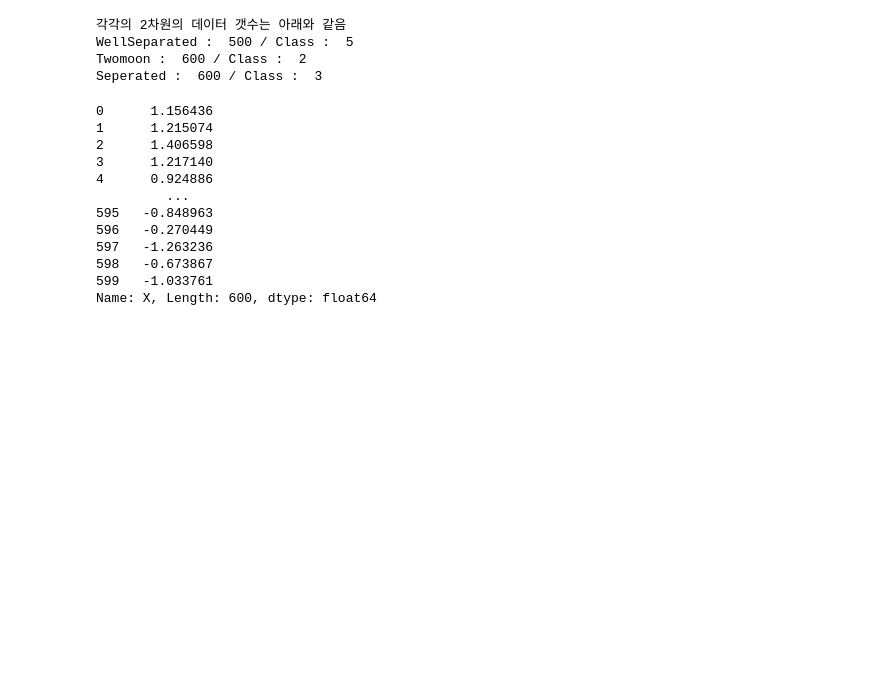
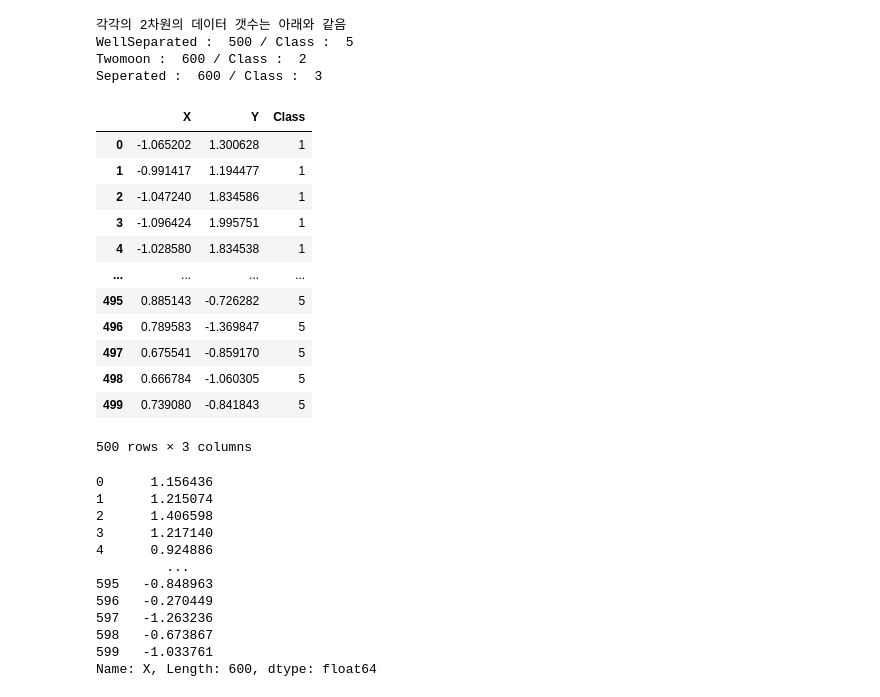
Before and after one commit to kirikaka/myWork, a Jupyter notebook: Univ/ML/Clustering.ipynb, the cells around one changed output. Drawn from its saved outputs; the diff is of its cells as text; code cells hidden in the pictures; blank space fills up the shorter version.

```diff
--- a/Univ/ML/Clustering.ipynb
+++ b/Univ/ML/Clustering.ipynb
@@ -61,6 +61,22 @@ for i in range(len(Artificial_Dataset)):
 WellSeparated :  500 / Class :  5
 Twomoon :  600 / Class :  2
 Seperated :  600 / Class :  3
+# %%
+WellSeparated
+# %% [output]
+|  | X | Y | Class |
+| 0 | -1.065202 | 1.300628 | 1 |
+| 1 | -0.991417 | 1.194477 | 1 |
+| 2 | -1.047240 | 1.834586 | 1 |
+| 3 | -1.096424 | 1.995751 | 1 |
+| 4 | -1.028580 | 1.834538 | 1 |
+| ... | ... | ... | ... |
+| 495 | 0.885143 | -0.726282 | 5 |
+| 496 | 0.789583 | -1.369847 | 5 |
+| 497 | 0.675541 | -0.859170 | 5 |
+| 498 | 0.666784 | -1.060305 | 5 |
+| 499 | 0.739080 | -0.841843 | 5 |
+500 rows × 3 columns
 # %%
 Data = Artificial_Dataset[list(Artificial_Dataset.keys())[1]]
 Data['X']
```
Also changed, not shown: 49 other files.
